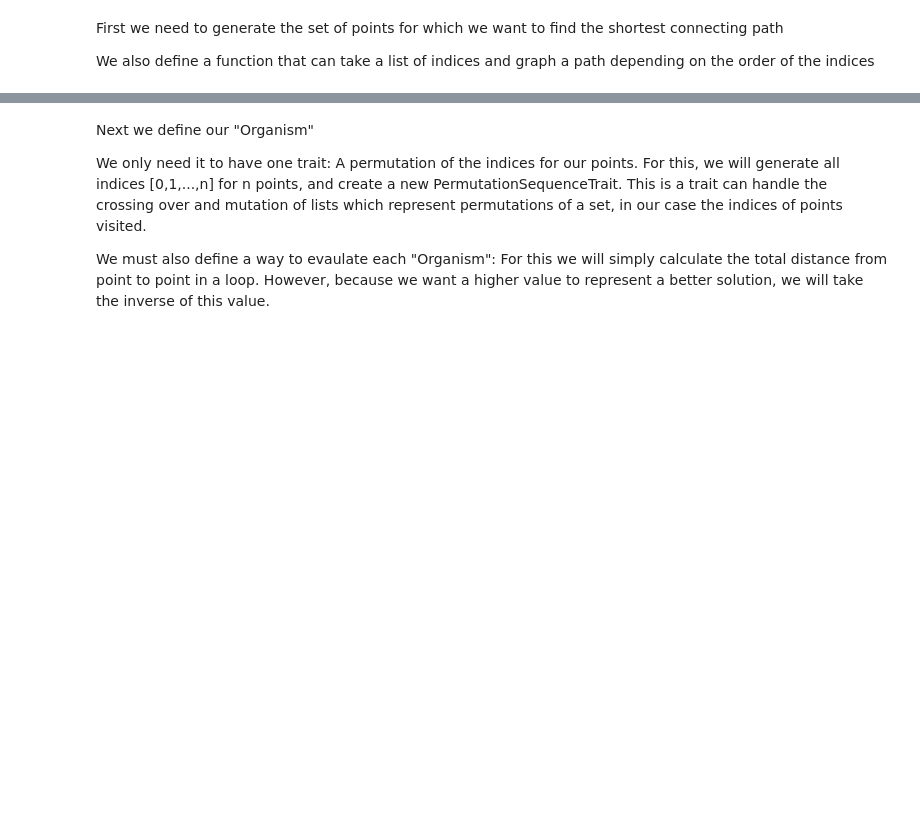
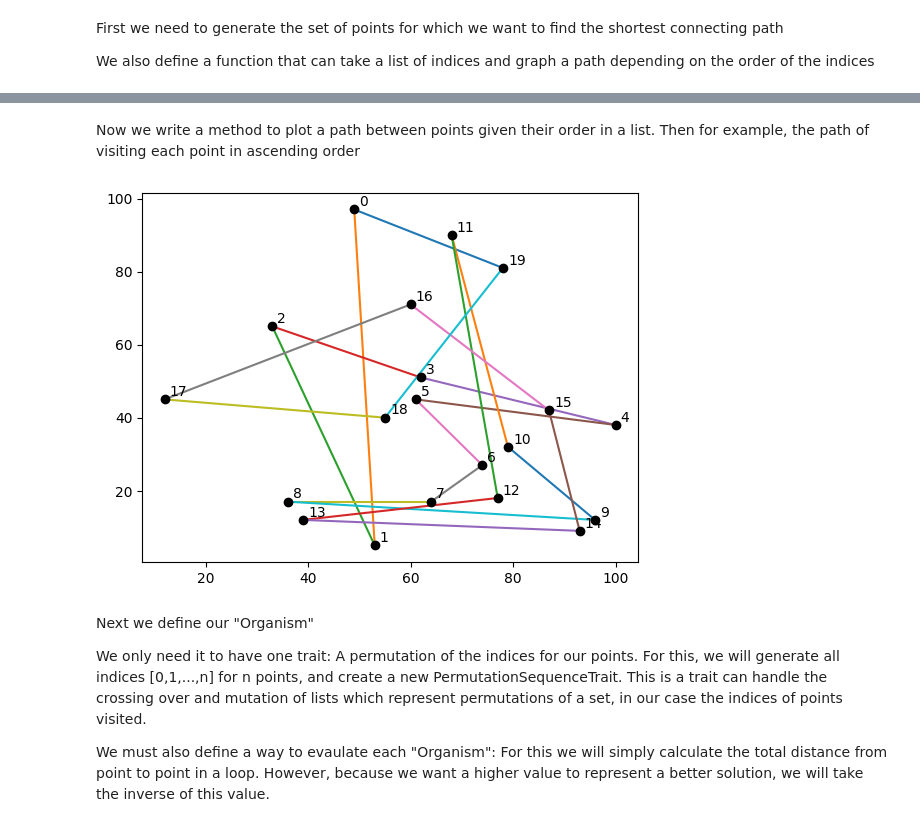
Before and after one commit to ethangilmore/QuickGA, a Jupyter notebook: example_travelling_salesman.ipynb, the cells around one changed output, grey strips where cells are left out. Saved outputs shown, nothing was run; the diff lists cells and outputs as text; code cells hidden in the pictures; blank space fills up the shorter version.

Commit message:
Updated example notebooks

```diff
--- a/example_travelling_salesman.ipynb
+++ b/example_travelling_salesman.ipynb
@@ -14,11 +33,17 @@ We also define a function that can take a list of indices and graph a path depen
+# %% [markdown]
+Now we write a method to plot a path between points given their order in a list. Then for example, the path of visiting each point in ascending order
 # %%
-points = [(random.randint(0,1000), random.randint(0,1000)) for i in range(20)]
+def plot_line_segment(a, b, style=''):
+    plt.plot([a[0], b[0]], [a[1], b[1]], style)
 
-def plot_path(indice_sequence):
-    plot_line_segment = lambda a, b: plt.plot([a[0], b[0]], [a[1], b[1]])
-    for i in range(len(indice_sequence)):
-        plot_line_segment(points[indice_sequence[i]], points[indice_sequence[i-1]])
-    plt.show()
+def plot_path(sequence, style=''):
+    for i in range(len(sequence)):
+        plot_line_segment(points[sequence[i]], points[sequence[i-1]], style)
+    plot_points(points)
+
+plot_path(range(NUMPOINTS))
+# %% [output]
+[figure, added]
 # %% [markdown]
 Next we define our "Organism"
 
```
Also changed, not shown: parts of 8 cells of this notebook, 1 other file.
